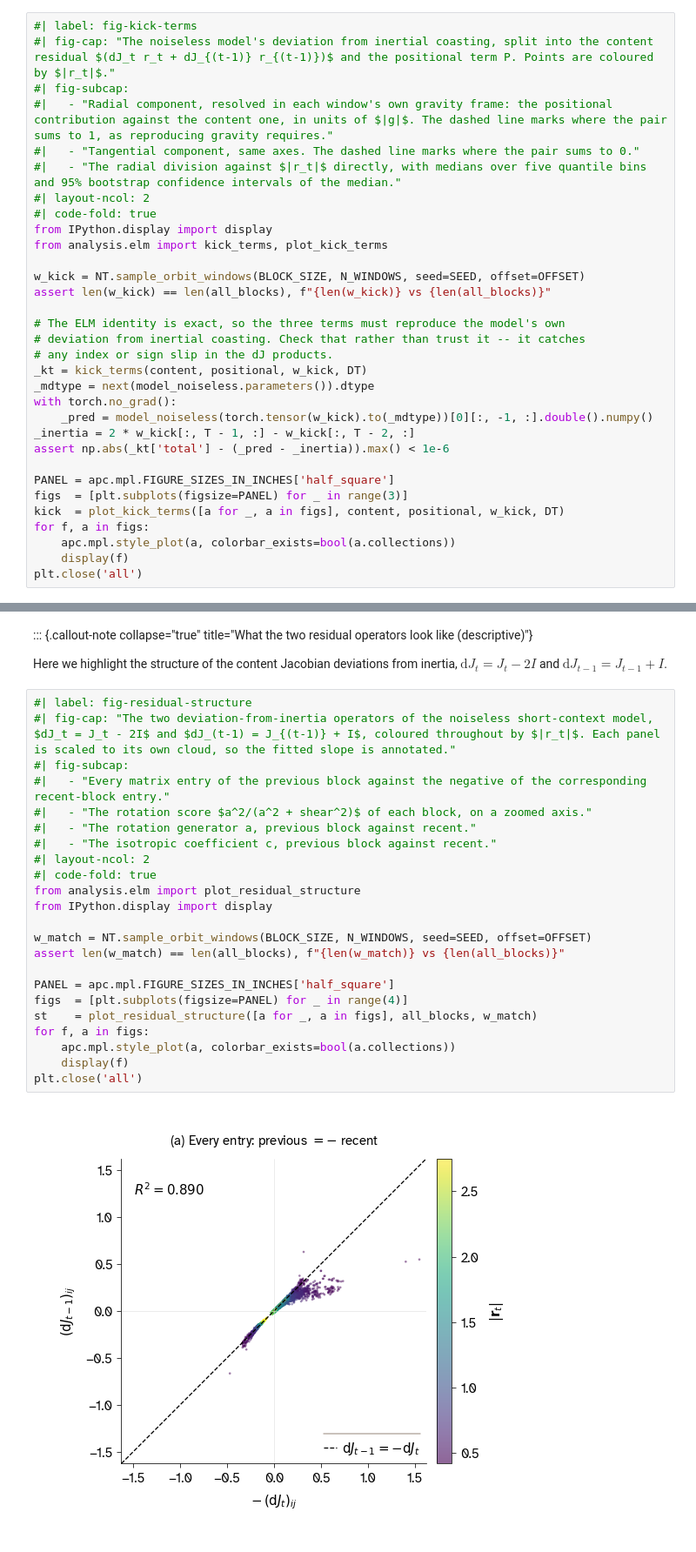
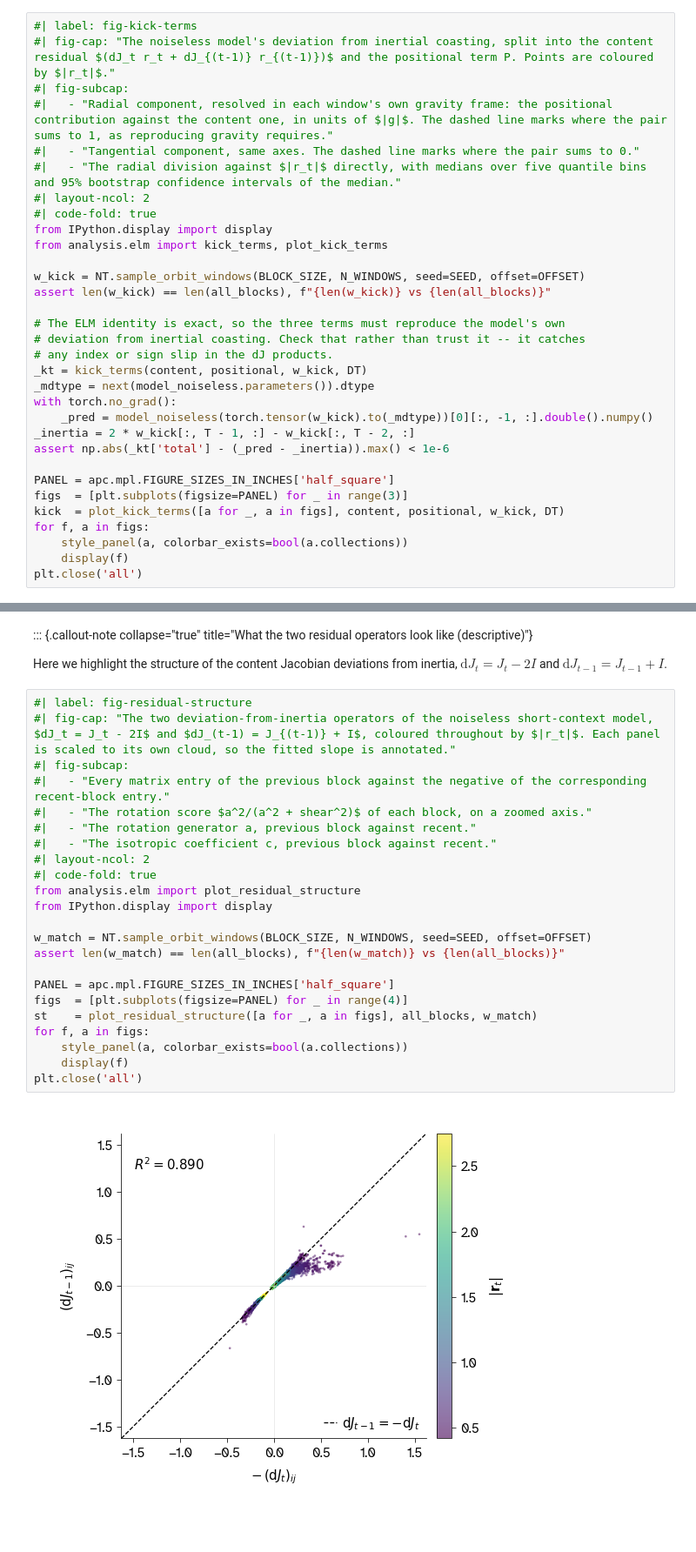
Before and after one commit to Arcadia-Science/world-model-orbits, a Jupyter notebook: index.ipynb, the cells around one changed output, grey strips where cells are left out. Shown at 87% size. Drawn from its saved outputs; the diff is of its cells as text.

Commit message:
figure cleanup

```diff
--- a/index.ipynb
+++ b/index.ipynb
@@ -719,7 +701,7 @@ PANEL = apc.mpl.FIGURE_SIZES_IN_INCHES['half_square']
 figs  = [plt.subplots(figsize=PANEL) for _ in range(3)]
 kick  = plot_kick_terms([a for _, a in figs], content, positional, w_kick, DT)
 for f, a in figs:
-    apc.mpl.style_plot(a, colorbar_exists=bool(a.collections))
+    style_panel(a, colorbar_exists=bool(a.collections))
     display(f)
 plt.close('all')
 # %% [output]
@@ -741,25 +723,25 @@ Here we highlight the structure of the content Jacobian deviations from inertia,
 # %%
 #| label: fig-residual-structure
 #| fig-cap: "The two deviation-from-inertia operators of the noiseless short-context model, $dJ_t = J_t - 2I$ and $dJ_(t-1) = J_{(t-1)} + I$, coloured throughout by $|r_t|$. Each panel is scaled to its own cloud, so the fitted slope is annotated."
 #| fig-subcap:
 #|   - "Every matrix entry of the previous block against the negative of the corresponding recent-block entry."
 #|   - "The rotation score $a^2/(a^2 + shear^2)$ of each block, on a zoomed axis."
 #|   - "The rotation generator a, previous block against recent."
 #|   - "The isotropic coefficient c, previous block against recent."
 #| layout-ncol: 2
 #| code-fold: true
 from analysis.elm import plot_residual_structure
 from IPython.display import display
 
 w_match = NT.sample_orbit_windows(BLOCK_SIZE, N_WINDOWS, seed=SEED, offset=OFFSET)
 assert len(w_match) == len(all_blocks), f"{len(w_match)} vs {len(all_blocks)}"
 
 PANEL = apc.mpl.FIGURE_SIZES_IN_INCHES['half_square']
 figs  = [plt.subplots(figsize=PANEL) for _ in range(4)]
 st    = plot_residual_structure([a for _, a in figs], all_blocks, w_match)
 for f, a in figs:
-    apc.mpl.style_plot(a, colorbar_exists=bool(a.collections))
+    style_panel(a, colorbar_exists=bool(a.collections))
     display(f)
 plt.close('all')
 # %% [output]
-[figure, old version]
+[figure, new version]
```
Also changed, not shown: parts of 20 cells of this notebook, 2 other files.
